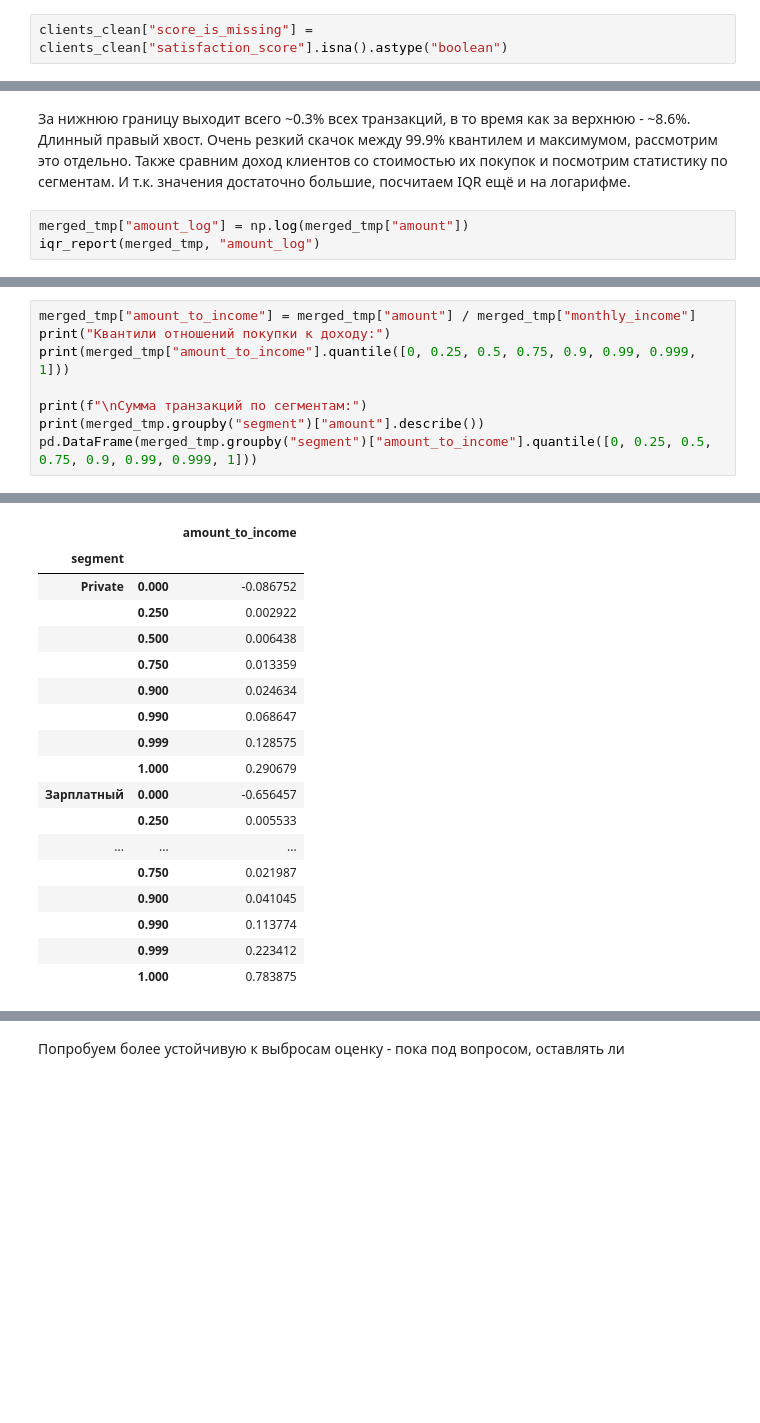
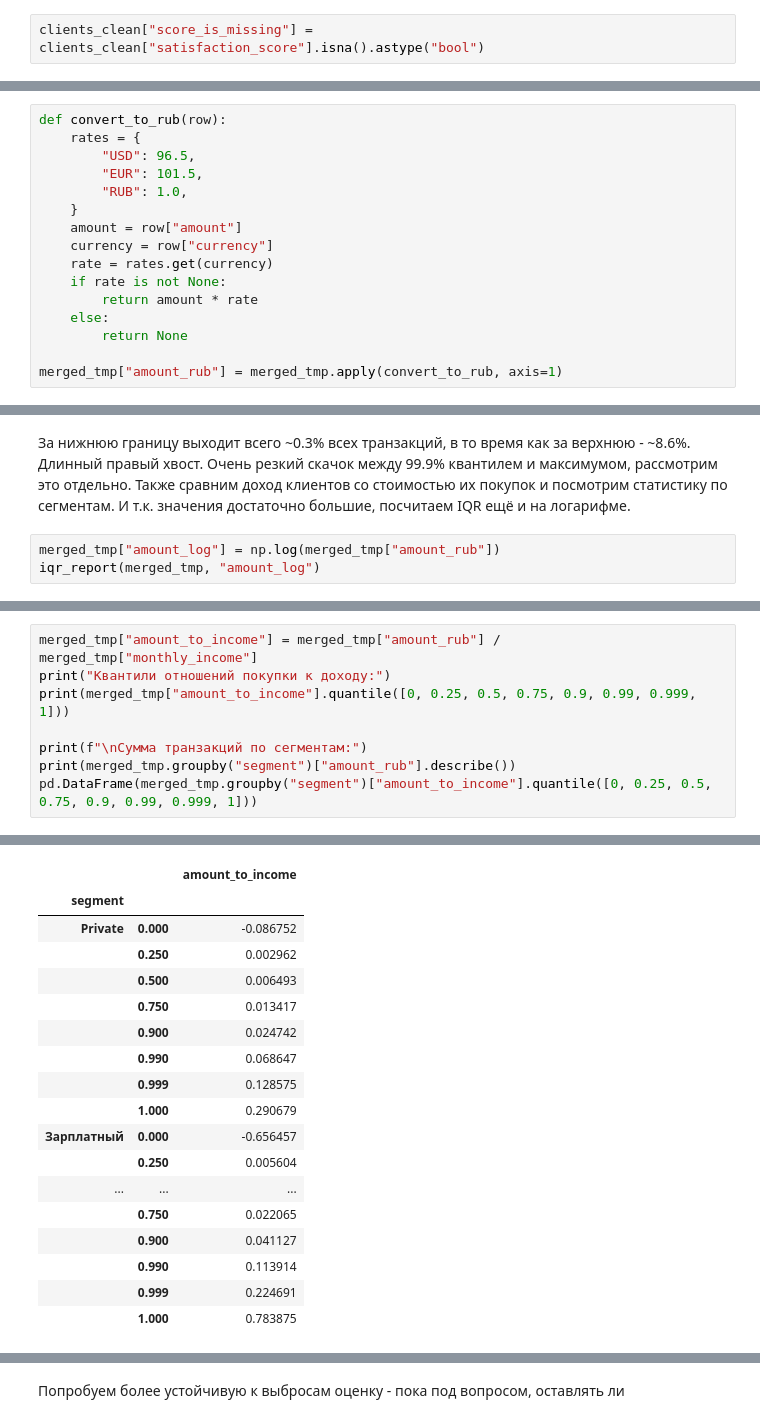
Before and after one commit to mashamis/Mischenko_Maria_Lab1, a Jupyter notebook: 01_analysis.ipynb, the cells around one changed output, grey strips where cells are left out. Saved outputs shown, nothing was run; the diff lists cells and outputs as text; blank space fills up the shorter version.

Commit message:
Stage 4: cleaning_log; stage 6: metric, stage 7: groups definition started

```diff
--- a/01_analysis.ipynb
+++ b/01_analysis.ipynb
@@ -828,7 +828,7 @@ Name: proportion, dtype: float64
 # %% [markdown]
 Признак и большая доля прорпусков, значит сам факт пропуска может быть информативным, поэтому в столбце `satisfaction_score` пропуски оставляю и создаю новый столбец-флаг `score_is_missing`.
 # %%
-clients_clean["score_is_missing"] = clients_clean["satisfaction_score"].isna().astype("boolean")
+clients_clean["score_is_missing"] = clients_clean["satisfaction_score"].isna().astype("bool")
 # %% [markdown]
 ### 3.5. Выбросы
 # %% [markdown]
@@ -1045 +1034,17 @@ print("Кол-во невалидных возрастов клиентов: ",
+# %%
+def convert_to_rub(row):
+    rates = {
+        "USD": 96.5,
+        "EUR": 101.5,
+        "RUB": 1.0,
+    }
+    amount = row["amount"]
+    currency = row["currency"]
+    rate = rates.get(currency)
+    if rate is not None:
+        return amount * rate
+    else:
+        return None
+
+merged_tmp["amount_rub"] = merged_tmp.apply(convert_to_rub, axis=1)
 # %%
@@ -1069,7 +1076,7 @@ iqr_report(merged_tmp, "amount")
 За нижнюю границу выходит всего ~0.3% всех транзакций, в то время как за верхнюю - ~8.6%. Длинный правый хвост. Очень резкий скачок между 99.9% квантилем и максимумом, рассмотрим это отдельно. Также сравним доход клиентов со стоимостью их покупок и посмотрим статистику по сегментам.
 И т.к. значения достаточно большие, посчитаем IQR ещё и на логарифме.
 # %%
-merged_tmp["amount_log"] = np.log(merged_tmp["amount"])
+merged_tmp["amount_log"] = np.log(merged_tmp["amount_rub"])
 iqr_report(merged_tmp, "amount_log")
 # %% [output]
 |  | столбец | нижняя_граница | верхняя_граница | кол-во_выбросов за нижнюю границу | кол-во_выбросов за верхнюю границу | ... |
@@ -1077,10 +1084,10 @@ iqr_report(merged_tmp, "amount_log")
 # %%
-merged_tmp["amount_to_income"] = merged_tmp["amount"] / merged_tmp["monthly_income"]
+merged_tmp["amount_to_income"] = merged_tmp["amount_rub"] / merged_tmp["monthly_income"]
 print("Квантили отношений покупки к доходу:")
 print(merged_tmp["amount_to_income"].quantile([0, 0.25, 0.5, 0.75, 0.9, 0.99, 0.999, 1]))
 
 print(f"\nСумма транзакций по сегментам:")
-print(merged_tmp.groupby("segment")["amount"].describe())
+print(merged_tmp.groupby("segment")["amount_rub"].describe())
 pd.DataFrame(merged_tmp.groupby("segment")["amount_to_income"].quantile([0, 0.25, 0.5, 0.75, 0.9, 0.99, 0.999, 1]))
 # %% [output]
 Квантили отношений покупки к доходу:
@@ -1104,18 +1111,18 @@ Private       30210.0  3775.293123  4868.594355 -28874.64  1066.6250  2330.995
 |  |  | amount_to_income |
 | segment |  |  |
 | Private | 0.000 | -0.086752 |
-|  | 0.250 | 0.002922 |
-|  | 0.500 | 0.006438 |
-|  | 0.750 | 0.013359 |
-|  | 0.900 | 0.024634 |
+|  | 0.250 | 0.002962 |
+|  | 0.500 | 0.006493 |
+|  | 0.750 | 0.013417 |
+|  | 0.900 | 0.024742 |
 |  | 0.990 | 0.068647 |
 |  | 0.999 | 0.128575 |
 |  | 1.000 | 0.290679 |
 | Зарплатный | 0.000 | -0.656457 |
-|  | 0.250 | 0.005533 |
+|  | 0.250 | 0.005604 |
 | ... | ... | ... |
-|  | 0.750 | 0.021987 |
-|  | 0.900 | 0.041045 |
-|  | 0.990 | 0.113774 |
-|  | 0.999 | 0.223412 |
+|  | 0.750 | 0.022065 |
+|  | 0.900 | 0.041127 |
+|  | 0.990 | 0.113914 |
+|  | 0.999 | 0.224691 |
 |  | 1.000 | 0.783875 |
```
Also changed, not shown: parts of 50 cells of this notebook.
